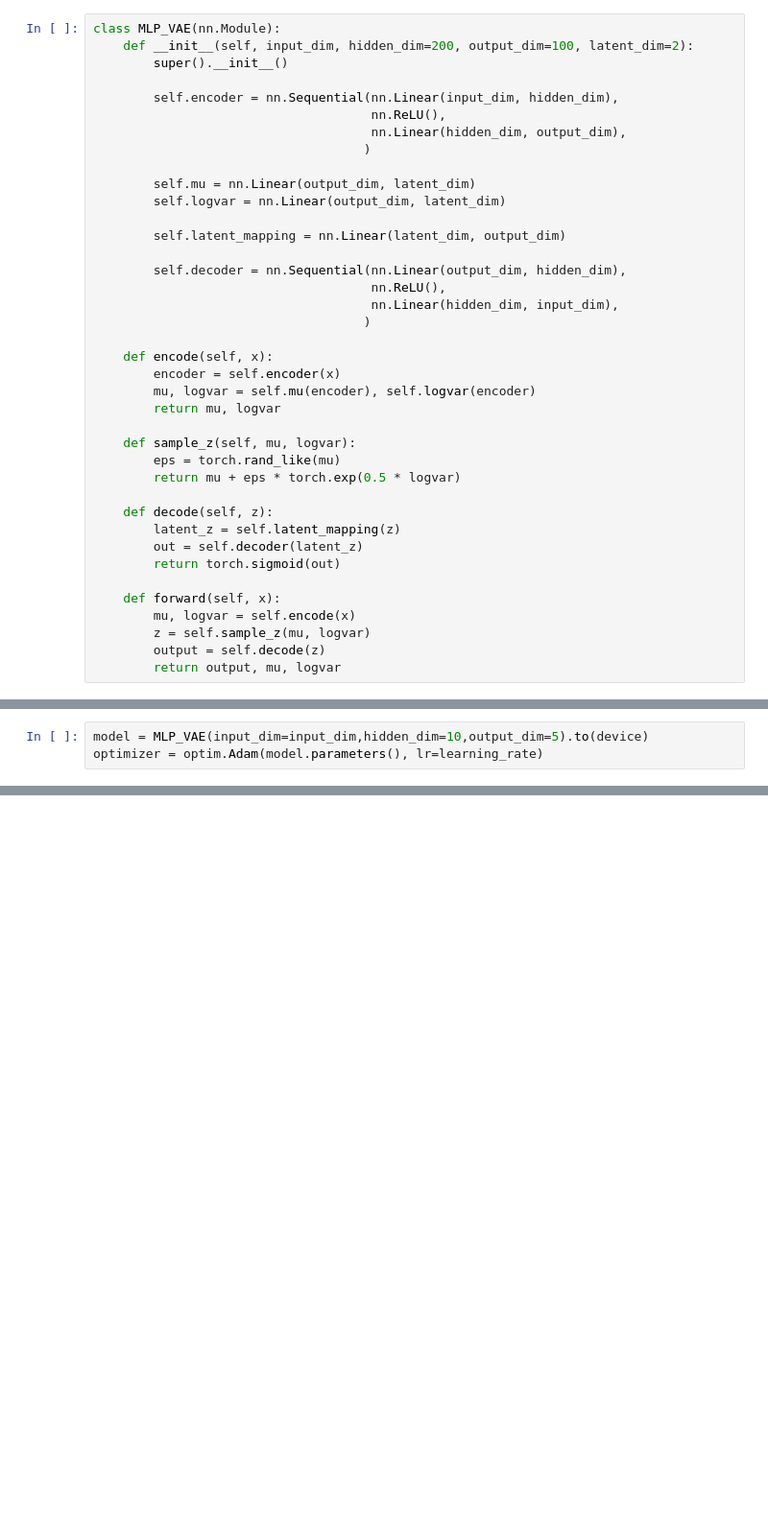
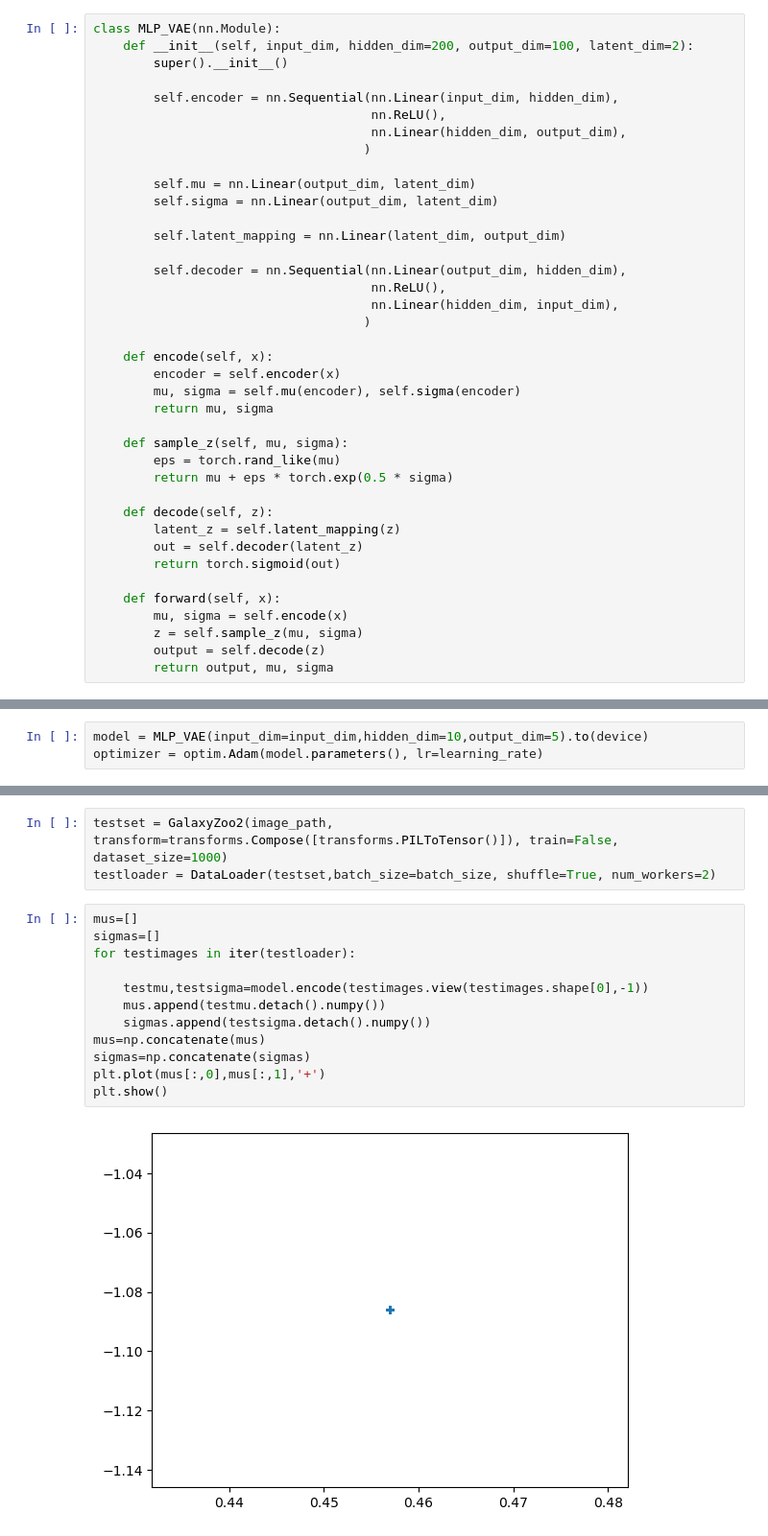
Before and after one commit to sirius59/project-dl, a Jupyter notebook: MLP_VAE.ipynb, the cells around one changed output, grey strips where cells are left out. Shown: that part at 96% size. Drawn from its saved outputs; the diff is of its cells as text; blank space fills up the shorter version.

```diff
--- a/MLP_VAE.ipynb
+++ b/MLP_VAE.ipynb
@@ -84,7 +84,7 @@ class MLP_VAE(nn.Module):
                                     )
 
         self.mu = nn.Linear(output_dim, latent_dim)
-        self.logvar = nn.Linear(output_dim, latent_dim)
+        self.sigma = nn.Linear(output_dim, latent_dim)
 
         self.latent_mapping = nn.Linear(latent_dim, output_dim)
 
@@ -95,12 +95,12 @@ class MLP_VAE(nn.Module):
 
     def encode(self, x):
         encoder = self.encoder(x)
-        mu, logvar = self.mu(encoder), self.logvar(encoder)
-        return mu, logvar
+        mu, sigma = self.mu(encoder), self.sigma(encoder)
+        return mu, sigma
 
-    def sample_z(self, mu, logvar):
+    def sample_z(self, mu, sigma):
         eps = torch.rand_like(mu)
-        return mu + eps * torch.exp(0.5 * logvar)
+        return mu + eps * torch.exp(0.5 * sigma)
 
     def decode(self, z):
         latent_z = self.latent_mapping(z)
@@ -108,8 +108,8 @@ class MLP_VAE(nn.Module):
         return torch.sigmoid(out)
 
     def forward(self, x):
-        mu, logvar = self.encode(x)
-        z = self.sample_z(mu, logvar)
+        mu, sigma = self.encode(x)
+        z = self.sample_z(mu, sigma)
         output = self.decode(z)
-        return output, mu, logvar
+        return output, mu, sigma
 # %%
@@ -210,0 +214,17 @@ show_images(utils.make_grid(test.view(test.shape[0],3,424,424)[:10]))
+# %%
+testset = GalaxyZoo2(image_path, transform=transforms.Compose([transforms.PILToTensor()]), train=False, dataset_size=1000)
+testloader = DataLoader(testset,batch_size=batch_size, shuffle=True, num_workers=2)
+# %%
+mus=[]
+sigmas=[]
+for testimages in iter(testloader):
+
+    testmu,testsigma=model.encode(testimages.view(testimages.shape[0],-1))
+    mus.append(testmu.detach().numpy())
+    sigmas.append(testsigma.detach().numpy())
+mus=np.concatenate(mus)
+sigmas=np.concatenate(sigmas)
+plt.plot(mus[:,0],mus[:,1],'+')
+plt.show()
+# %% [output]
+[figure, added]
```
Also changed, not shown: parts of 16 cells of this notebook, 12 other files.
